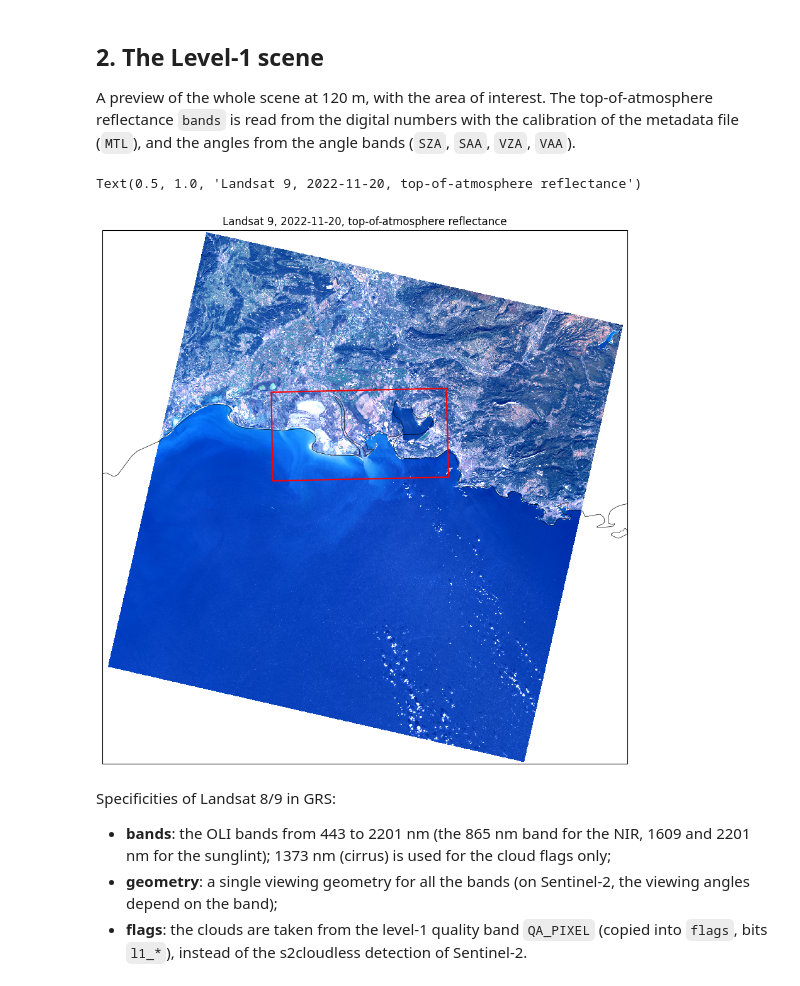
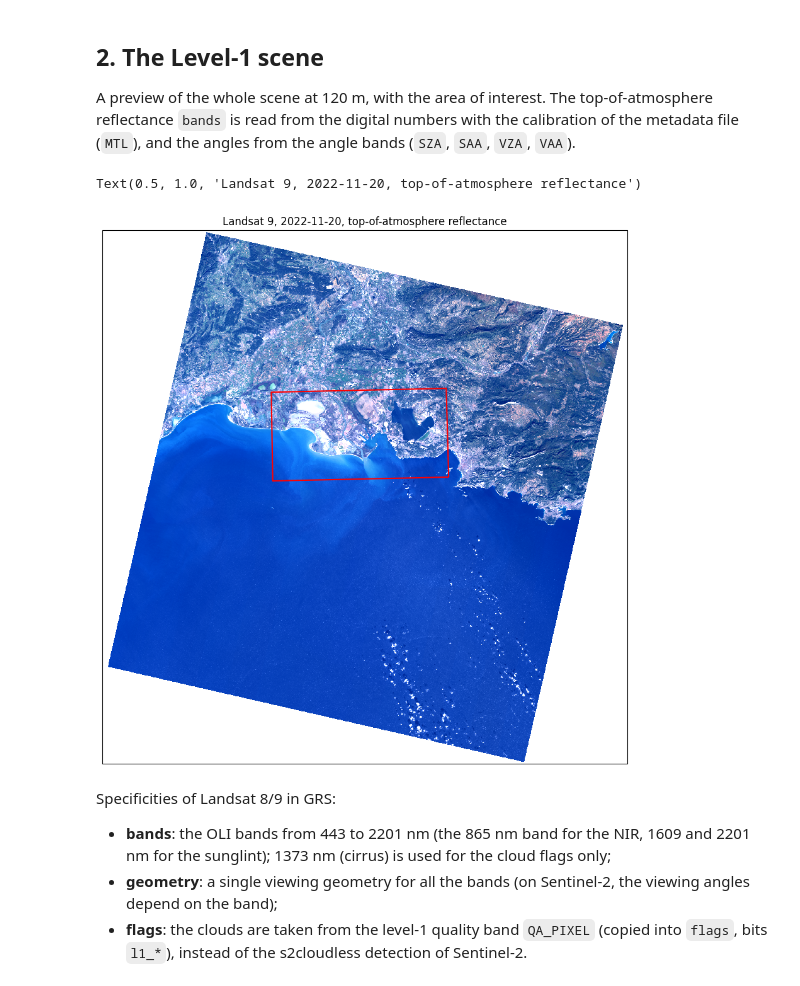
Before and after one commit to Tristanovsk/grs, a Jupyter notebook: docs/source/examples/landsat/grs_landsat_processing.ipynb, the cells around one changed output. Cells and saved outputs as stored; diff of their text form; code cells hidden in the pictures.

```diff
--- a/docs/source/examples/landsat/grs_landsat_processing.ipynb
+++ b/docs/source/examples/landsat/grs_landsat_processing.ipynb
@@ -65,19 +65,18 @@ angles from the angle bands (`SZA`, `SAA`, `VZA`, `VAA`).
 # %%
 preview = GRSdriver.LandsatDriver(l1_file, resolution=120)
 preview.load_product()
 scene = preview.prod
 
 epsg = scene.rio.crs.to_epsg()
 proj = ccrs.UTM(epsg % 100, southern_hemisphere=epsg // 100 == 327)
 
 fig, ax = plt.subplots(figsize=(11, 11), subplot_kw={'projection': proj})
 scene.bands.sel(wl=[655, 561, 482], method='nearest').plot.imshow(rgb='wl', robust=True, ax=ax, transform=proj)
 aoi.to_crs(epsg).boundary.plot(ax=ax, color='red', transform=proj)
-ax.coastlines('10m', linewidth=0.5)
 ax.set_title('Landsat 9, 2022-11-20, top-of-atmosphere reflectance')
 # %% [output]
 Text(0.5, 1.0, 'Landsat 9, 2022-11-20, top-of-atmosphere reflectance')
-[figure, old version]
+[figure, new version]
 # %% [markdown]
 Specificities of Landsat 8/9 in GRS:
 
```
Also changed, not shown: parts of 3 cells of this notebook, 3 other files.
